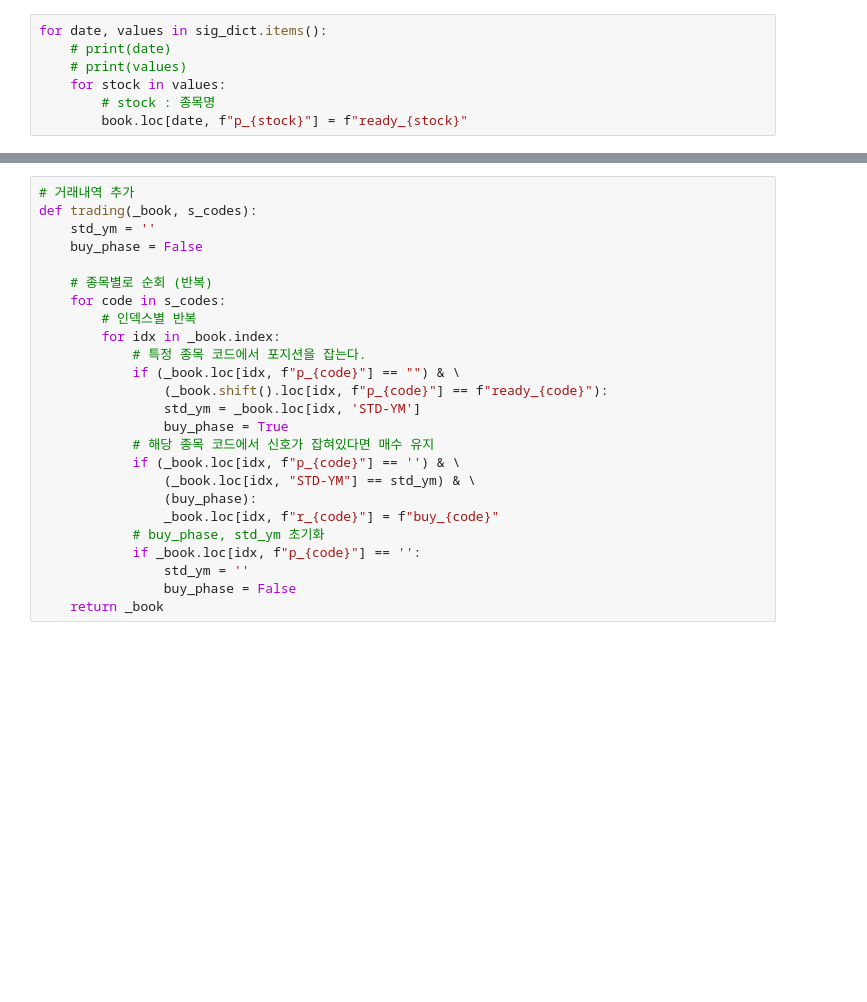
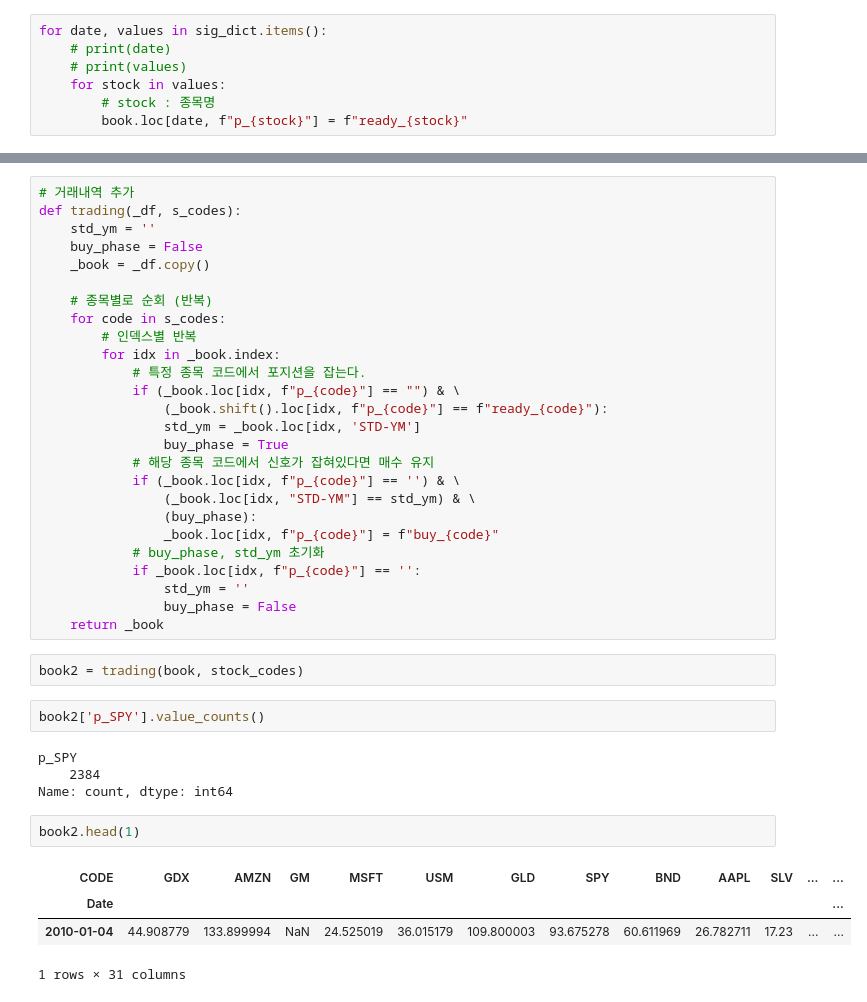
Before and after one commit to Kimboyun00/Ubion, a Jupyter notebook: Python/25.03.27/momentum2.ipynb, the cells around one changed output, grey strips where cells are left out. Drawn from its saved outputs; the diff is of its cells as text; blank space fills up the shorter version.

```diff
--- a/Python/25.03.27/momentum2.ipynb
+++ b/Python/25.03.27/momentum2.ipynb
@@ -316,9 +315,10 @@ ready_AMZN      24
 Name: count, dtype: int64
 # %%
 # 거래내역 추가
-def trading(_book, s_codes):
+def trading(_df, s_codes):
     std_ym = ''
     buy_phase = False
+    _book = _df.copy()
 
     # 종목별로 순회 (반복)
     for code in s_codes:
@@ -333,9 +333,24 @@ def trading(_book, s_codes):
             if (_book.loc[idx, f"p_{code}"] == '') & \
                 (_book.loc[idx, "STD-YM"] == std_ym) & \
                 (buy_phase):
-                _book.loc[idx, f"r_{code}"] = f"buy_{code}"
+                _book.loc[idx, f"p_{code}"] = f"buy_{code}"
             # buy_phase, std_ym 초기화
             if _book.loc[idx, f"p_{code}"] == '':
                 std_ym = ''
                 buy_phase = False
     return _book
+# %%
+book2 = trading(book, stock_codes)
+# %%
+book2['p_SPY'].value_counts()
+# %% [output]
+p_SPY
+    2384
+Name: count, dtype: int64
+# %%
+book2.head(1)
+# %% [output]
+| CODE | GDX | AMZN | GM | MSFT | USM | GLD | SPY | BND | AAPL | SLV | ... | ... |
+| Date |  |  |  |  |  |  |  |  |  |  |  | ... |
+| 2010-01-04 | 44.908779 | 133.899994 | NaN | 24.525019 | 36.015179 | 109.800003 | 93.675278 | 60.611969 | 26.782711 | 17.23 | ... | ... |
+1 rows × 31 columns
```
Also changed, not shown: parts of 9 cells of this notebook.
